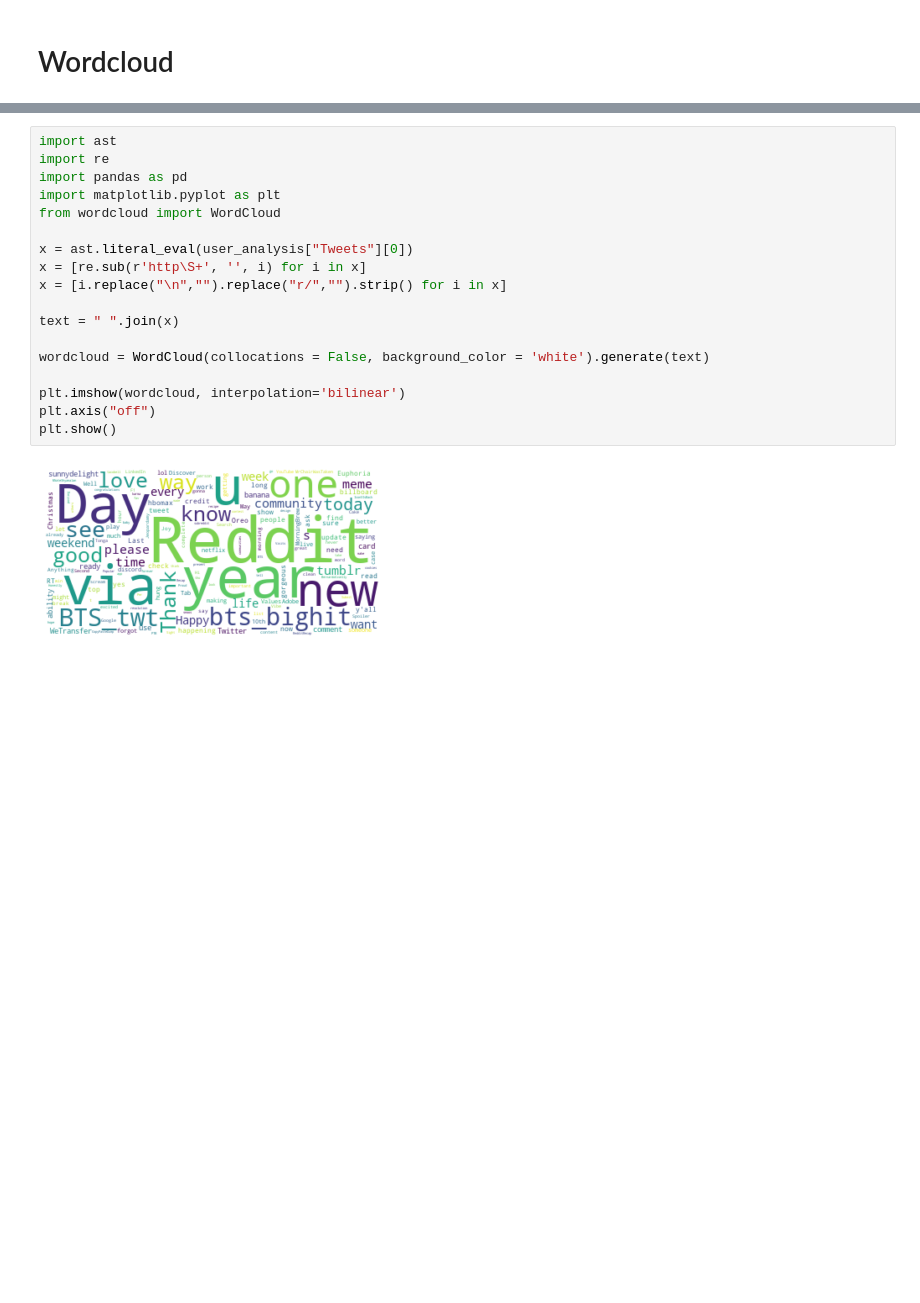
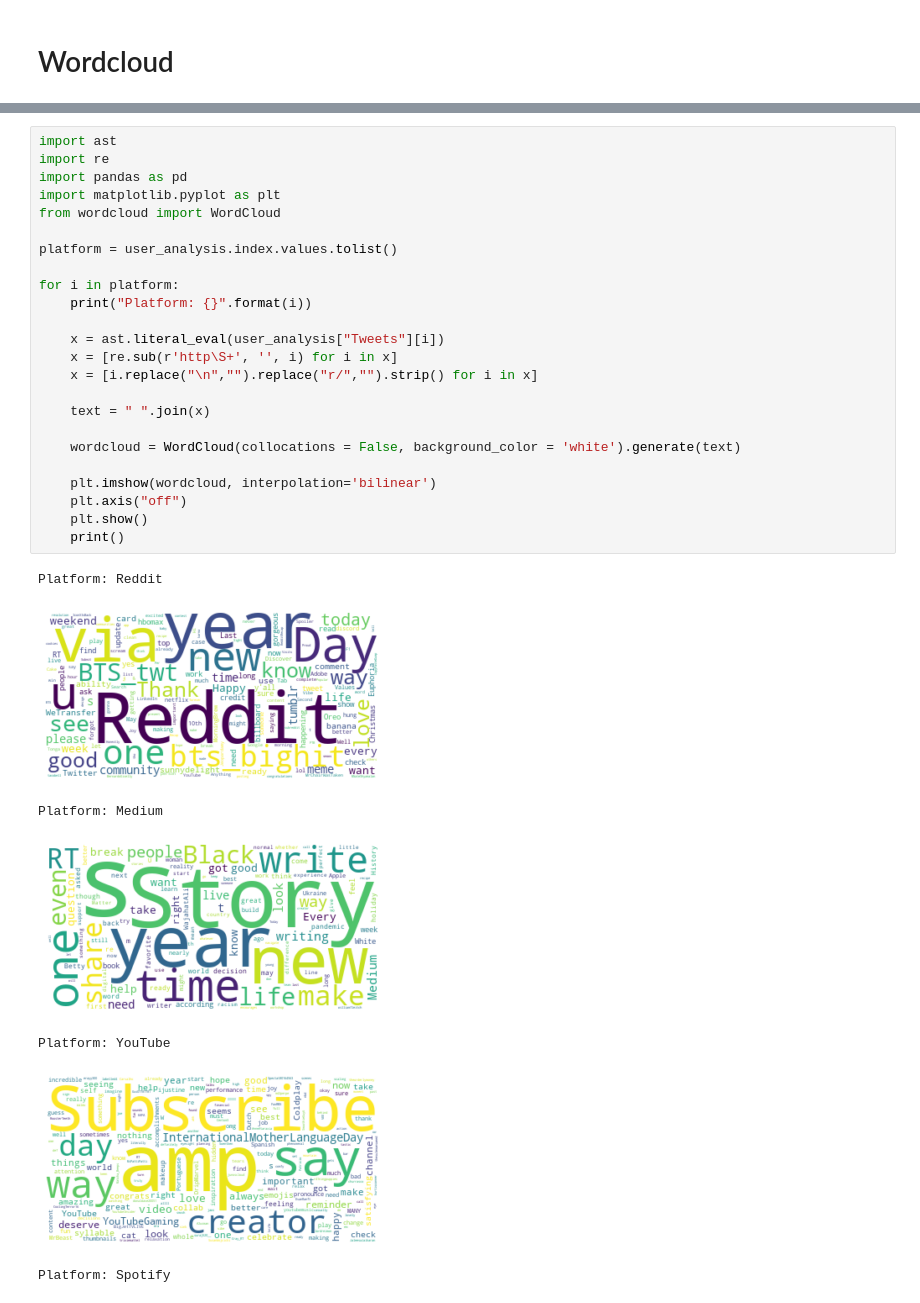
Before and after one commit to ginelledsouza/Twitter_API, a Jupyter notebook: Twitter Analysis.ipynb, the cells around one changed output, grey strips where cells are left out. Drawn from its saved outputs; the diff is of its cells as text; blank space fills up the shorter version.

Commit message:
Analysis

```diff
--- a/Twitter Analysis.ipynb
+++ b/Twitter Analysis.ipynb
@@ -111,20 +111,32 @@ user_analysis
 # %%
 import ast
 import re
 import pandas as pd
 import matplotlib.pyplot as plt
 from wordcloud import WordCloud
 
-x = ast.literal_eval(user_analysis["Tweets"][0])
-x = [re.sub(r'http\S+', '', i) for i in x]
-x = [i.replace("\n","").replace("r/","").strip() for i in x]
+platform = user_analysis.index.values.tolist()
 
-text = " ".join(x)
+for i in platform:
+    print("Platform: {}".format(i))
 
-wordcloud = WordCloud(collocations = False, background_color = 'white').generate(text)
+    x = ast.literal_eval(user_analysis["Tweets"][i])
+    x = [re.sub(r'http\S+', '', i) for i in x]
+    x = [i.replace("\n","").replace("r/","").strip() for i in x]
 
-plt.imshow(wordcloud, interpolation='bilinear')
-plt.axis("off")
-plt.show()
+    text = " ".join(x)
+
+    wordcloud = WordCloud(collocations = False, background_color = 'white').generate(text)
+
+    plt.imshow(wordcloud, interpolation='bilinear')
+    plt.axis("off")
+    plt.show()
+    print()
 # %% [output]
+Platform: Reddit
-[figure, old version]
+[figure, new version]
+Platform: Medium
+[figure, added]
+Platform: YouTube
+[figure, added]
+Platform: Spotify
```
Also changed, not shown: parts of 4 cells of this notebook.
